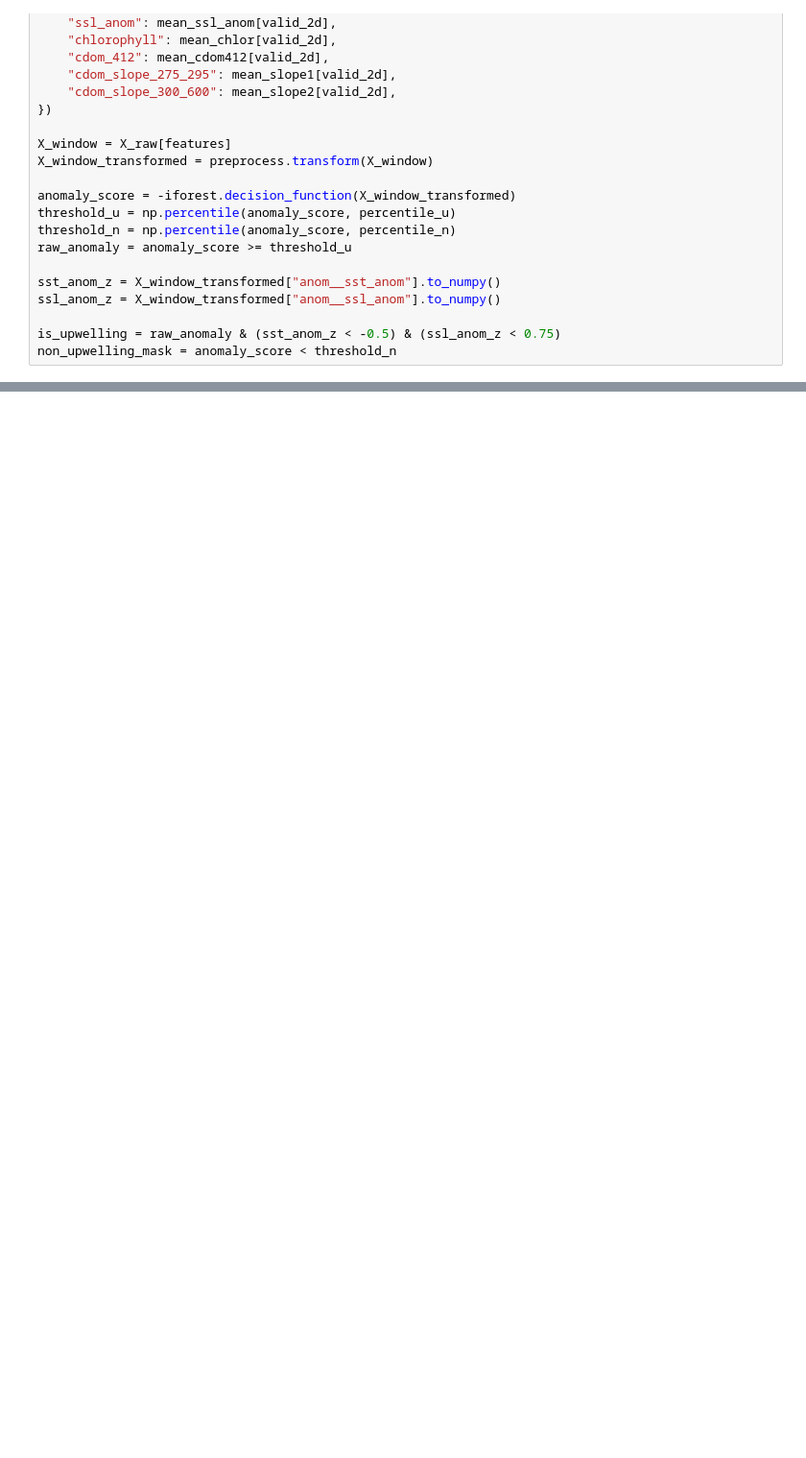
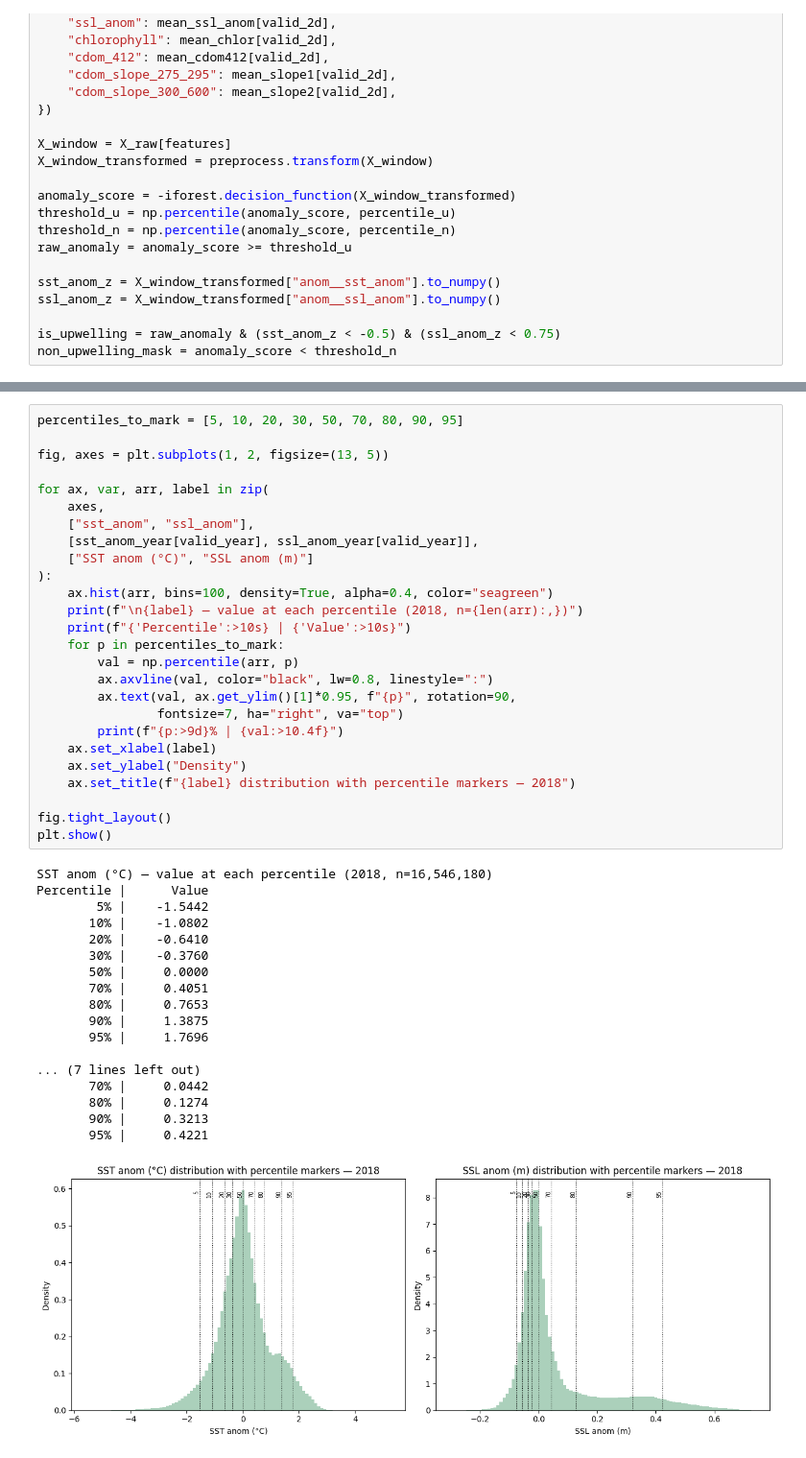
Before and after one commit to makaip/nasa-murep, a Jupyter notebook: yucatan/experiments/isolation_forest/buffer.ipynb, the cells around one changed output, grey strips where cells are left out. Shown at 96% size. Drawn from its saved outputs; the diff is of its cells as text; blank space fills up the shorter version.

```diff
--- a/yucatan/experiments/isolation_forest/buffer.ipynb
+++ b/yucatan/experiments/isolation_forest/buffer.ipynb
@@ -147,0 +254,45 @@ CDOM slope 300-600     | Upwelling:   0.0213 | Non-Anomaly:   0.0226 | Ratio:
+# %%
+percentiles_to_mark = [5, 10, 20, 30, 50, 70, 80, 90, 95]
+
+fig, axes = plt.subplots(1, 2, figsize=(13, 5))
+
+for ax, var, arr, label in zip(
+    axes,
+    ["sst_anom", "ssl_anom"],
+    [sst_anom_year[valid_year], ssl_anom_year[valid_year]],
+    ["SST anom (°C)", "SSL anom (m)"]
+):
+    ax.hist(arr, bins=100, density=True, alpha=0.4, color="seagreen")
+    print(f"\n{label} — value at each percentile (2018, n={len(arr):,})")
+    print(f"{'Percentile':>10s} | {'Value':>10s}")
+    for p in percentiles_to_mark:
+        val = np.percentile(arr, p)
+        ax.axvline(val, color="black", lw=0.8, linestyle=":")
+        ax.text(val, ax.get_ylim()[1]*0.95, f"{p}", rotation=90,
+                fontsize=7, ha="right", va="top")
+        print(f"{p:>9d}% | {val:>10.4f}")
+    ax.set_xlabel(label)
+    ax.set_ylabel("Density")
+    ax.set_title(f"{label} distribution with percentile markers — 2018")
+
+fig.tight_layout()
+plt.show()
+# %% [output]
+SST anom (°C) — value at each percentile (2018, n=16,546,180)
+Percentile |      Value
+        5% |    -1.5442
+       10% |    -1.0802
+       20% |    -0.6410
+       30% |    -0.3760
+       50% |     0.0000
+       70% |     0.4051
+       80% |     0.7653
+       90% |     1.3875
+       95% |     1.7696
+
+... (7 lines left out)
+       70% |     0.0442
+       80% |     0.1274
+       90% |     0.3213
+       95% |     0.4221
+[figure, added]
```
Also changed, not shown: parts of 11 cells of this notebook, 8 other files.
